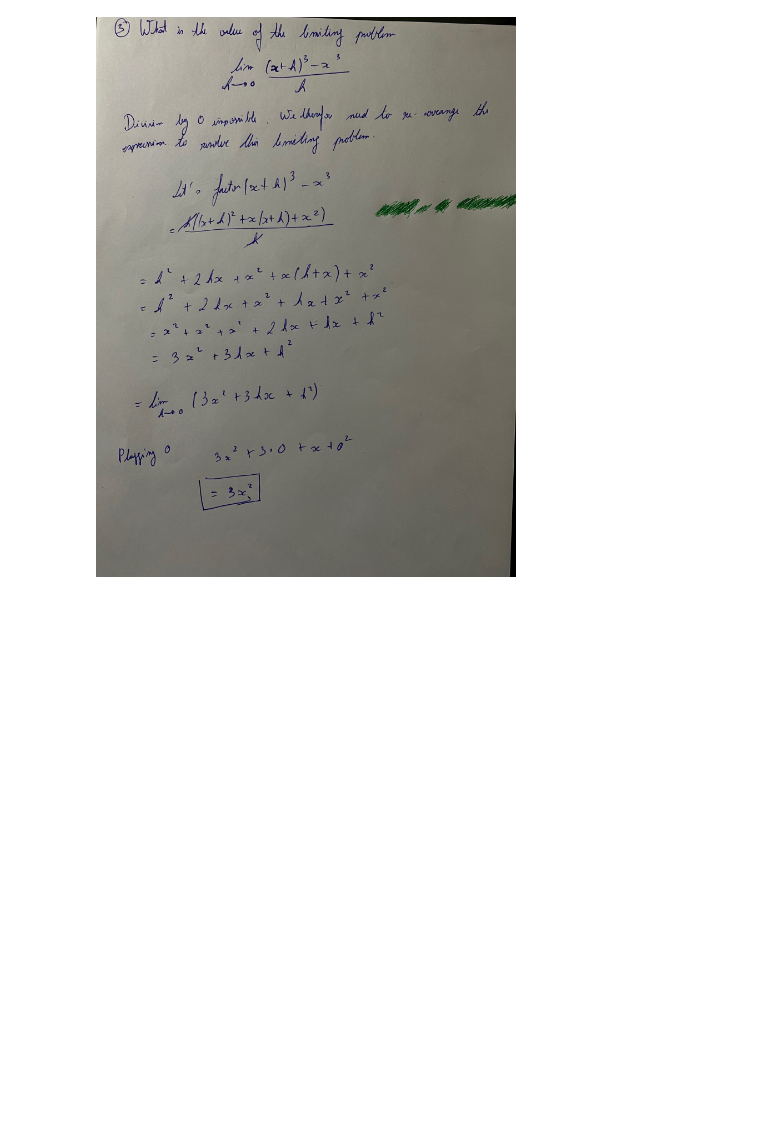
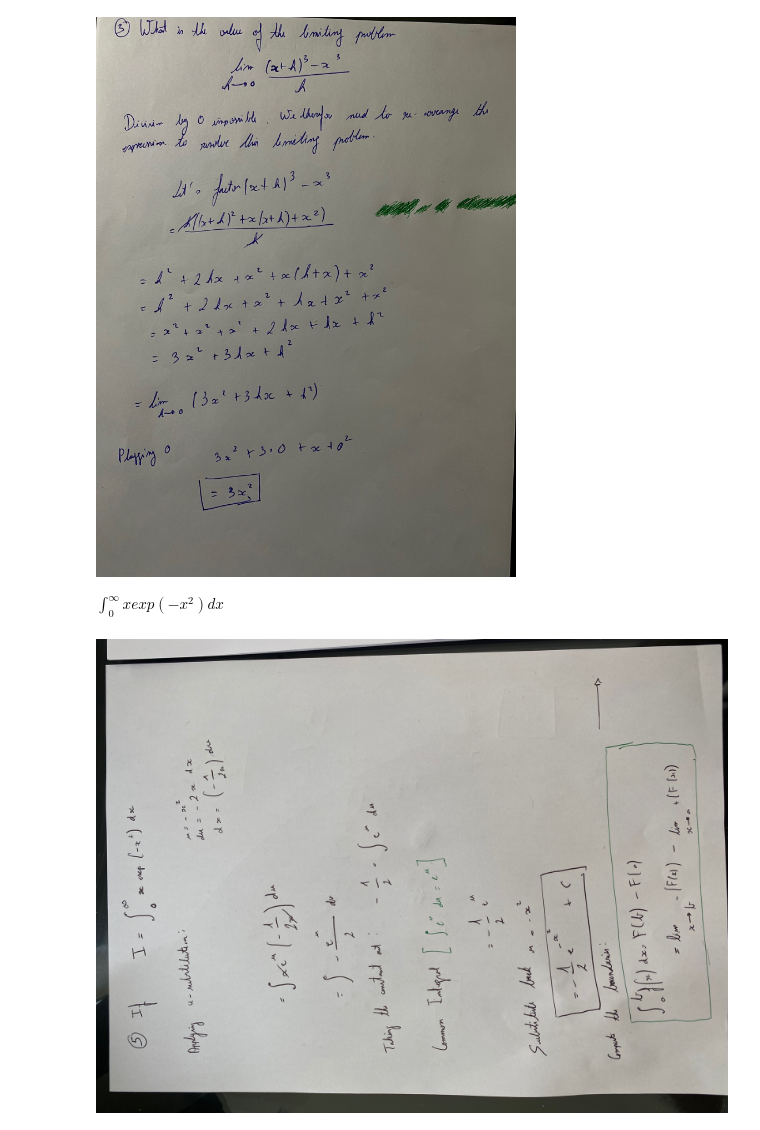
Before and after one commit to alexnesov/CQF-and-Mathematics, a Jupyter notebook: Math_Exercicses/Math Aptitude indicator.ipynb, the cells around one changed output. Drawn from its saved outputs; the diff is of its cells as text; code cells hidden in the pictures; blank space fills up the shorter version.

```diff
--- a/Math_Exercicses/Math Aptitude indicator.ipynb
+++ b/Math_Exercicses/Math Aptitude indicator.ipynb
@@ -37,3 +37,13 @@ PATH = "/home/nesov/Downloads/"
 Image(filename = PATH + "IMG_2867.jpg", width=800, height=600)
 # %% [output]
 [figure]
+# %%
+display(Math('\\int_{0}^{\infty}xexp(-x^2)dx'))
+# %% [output]
+$\displaystyle \int_{0}^{\infty}xexp(-x^2)dx$
+# %%
+PATH = "/home/nesov/Downloads/"
+
+Image(filename = PATH + "IMG_2943.jpg", width=800, height=600)
+# %% [output]
+[figure, added]
```
Also changed, not shown: parts of 3 cells of this notebook.
